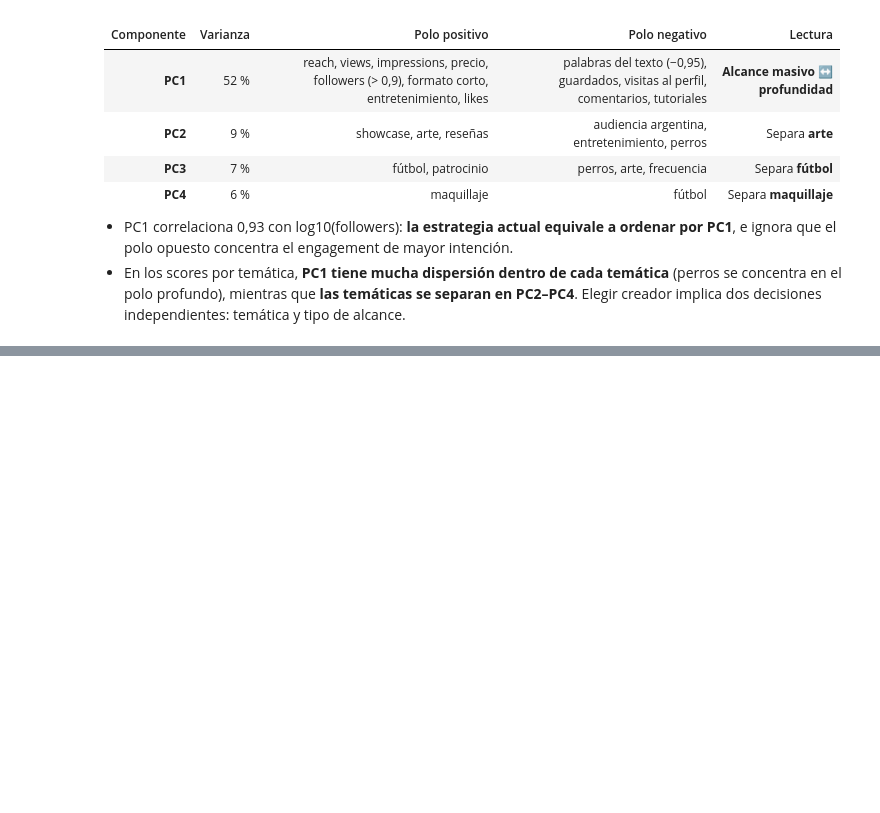
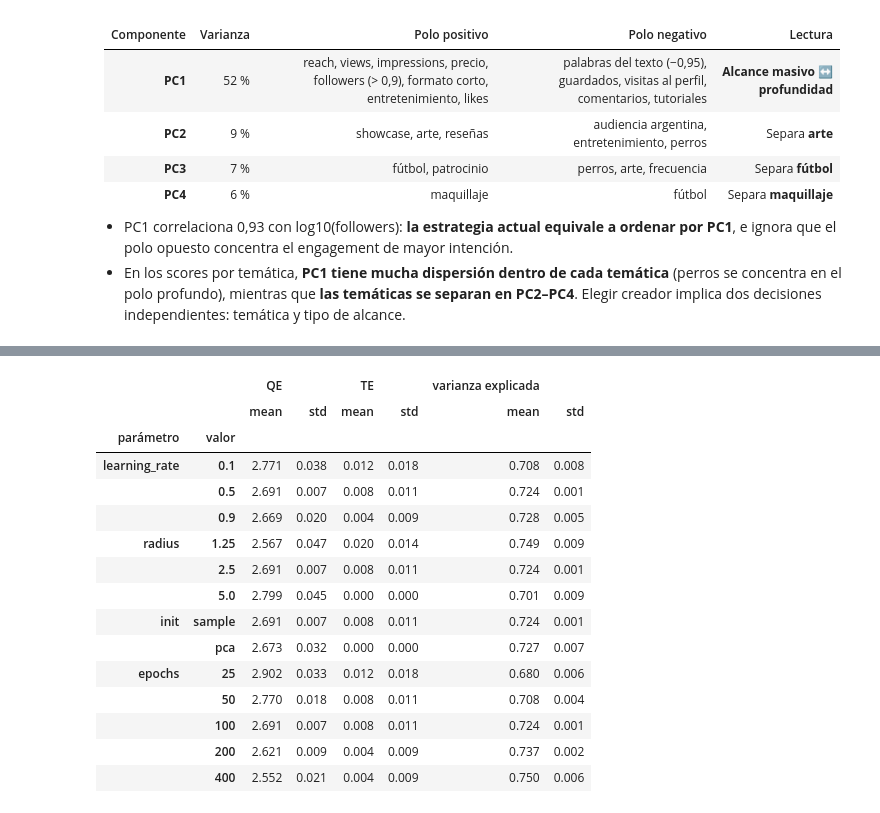
Before and after one commit to yakdudi12/DIAO2A, a Jupyter notebook: TP4/ejercicio1.ipynb, the cells around one changed output, grey strips where cells are left out. Saved outputs shown, nothing was run; the diff lists cells and outputs as text; code cells hidden in the pictures; blank space fills up the shorter version.

```diff
--- a/TP4/ejercicio1.ipynb
+++ b/TP4/ejercicio1.ipynb
@@ -226,0 +272,35 @@ Correlación de PC1 con log10(followers): +0.928
+# %%
+BASE = {"rows": 5, "cols": 5, "learning_rate": 0.5, "radius": 2.5, "final_radius": 0.5,
+        "epochs": 100, "init": "sample"}
+variations = {
+    "learning_rate": [0.1, 0.5, 0.9],
+    "radius": [1.25, 2.5, 5.0],
+    "init": ["sample", "pca"],
+    "epochs": [25, 50, 100, 200, 400],
+}
+tables = []
+for parameter, values in variations.items():
+    fixed = {key: value for key, value in BASE.items() if key != parameter}
+    result = sweep(X, [{parameter: value} for value in values], **fixed)
+    summary = result.groupby(parameter, sort=False)[["QE", "TE", "varianza explicada"]].agg(["mean", "std"])
+    summary.index = pd.MultiIndex.from_product([[parameter], summary.index.astype(str)],
+                                               names=["parámetro", "valor"])
+    tables.append(summary)
+display(pd.concat(tables))
+# %% [output]
+|  |  | QE |  | TE |  | varianza explicada |  |
+|  |  | mean | std | mean | std | mean | std |
+| parámetro | valor |  |  |  |  |  |  |
+| learning_rate | 0.1 | 2.771 | 0.038 | 0.012 | 0.018 | 0.708 | 0.008 |
+|  | 0.5 | 2.691 | 0.007 | 0.008 | 0.011 | 0.724 | 0.001 |
+|  | 0.9 | 2.669 | 0.020 | 0.004 | 0.009 | 0.728 | 0.005 |
+| radius | 1.25 | 2.567 | 0.047 | 0.020 | 0.014 | 0.749 | 0.009 |
+|  | 2.5 | 2.691 | 0.007 | 0.008 | 0.011 | 0.724 | 0.001 |
+|  | 5.0 | 2.799 | 0.045 | 0.000 | 0.000 | 0.701 | 0.009 |
+| init | sample | 2.691 | 0.007 | 0.008 | 0.011 | 0.724 | 0.001 |
+|  | pca | 2.673 | 0.032 | 0.000 | 0.000 | 0.727 | 0.007 |
+| epochs | 25 | 2.902 | 0.033 | 0.012 | 0.018 | 0.680 | 0.006 |
+|  | 50 | 2.770 | 0.018 | 0.008 | 0.011 | 0.708 | 0.004 |
+|  | 100 | 2.691 | 0.007 | 0.008 | 0.011 | 0.724 | 0.001 |
+|  | 200 | 2.621 | 0.009 | 0.004 | 0.009 | 0.737 | 0.002 |
+|  | 400 | 2.552 | 0.021 | 0.004 | 0.009 | 0.750 | 0.006 |
```
Also changed, not shown: parts of 18 cells of this notebook.
